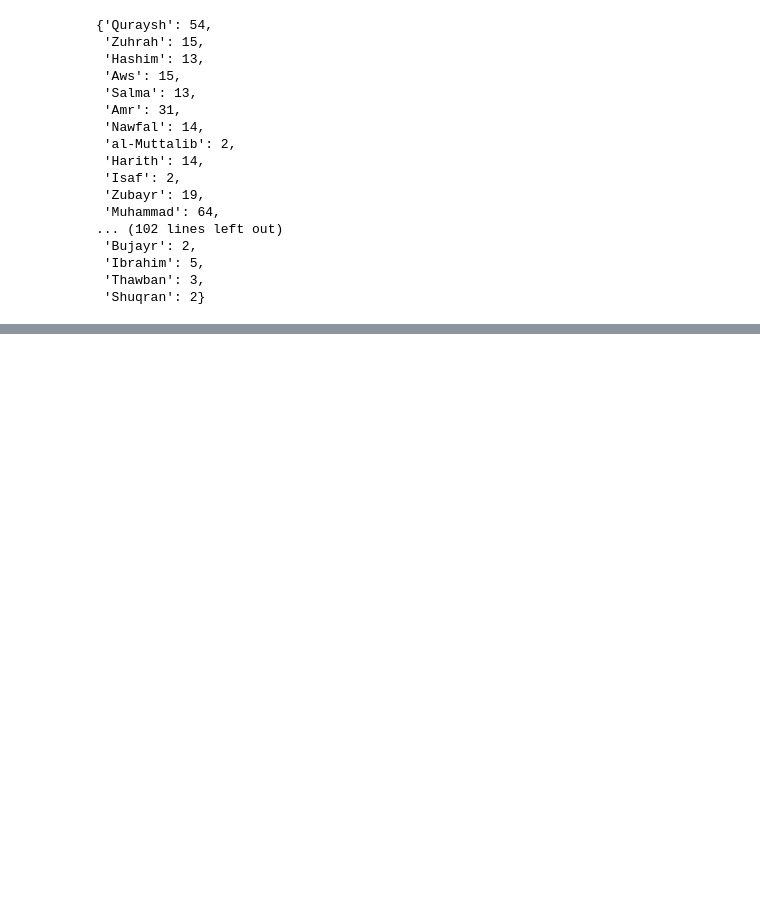
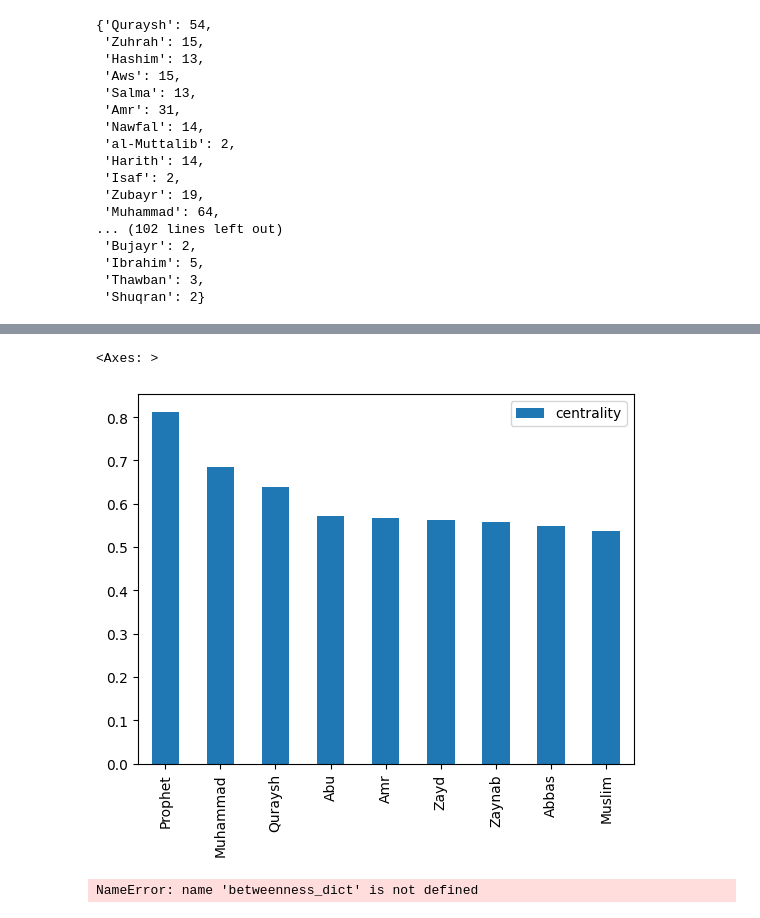
Before and after one commit to izzhamburhan/ProphetCommunities, a Jupyter notebook: extracting_relationships.ipynb, the cells around one changed output, grey strips where cells are left out. Drawn from its saved outputs; the diff is of its cells as text; code cells hidden in the pictures; blank space fills up the shorter version.

```diff
--- a/extracting_relationships.ipynb
+++ b/extracting_relationships.ipynb
@@ -287,0 +327,15 @@ witcher.html
+# %%
+# closeness centrality
+closeness_dict = nx.closeness_centrality(G)
+closeness_df = pd.DataFrame.from_dict(closeness_dict, orient='index', columns=['centrality'])
+closeness_df.sort_values('centrality', ascending=False)[0:9].plot(kind='bar')
+# %% [output]
+<Axes: >
+[figure, added]
+# %%
+# Save centrality measures
+nx.set_node_attributes(G, degree_dict, 'degree_centrality')
+nx.set_node_attributes(G, betweeness_dict, 'betweeness_centrality')
+nx.set_node_attributes(G, closeness_dict, 'closeness_centrality')
+# %% [output]
+NameError: name 'betweenness_dict' is not defined
```
Also changed, not shown: parts of 4 cells of this notebook.
